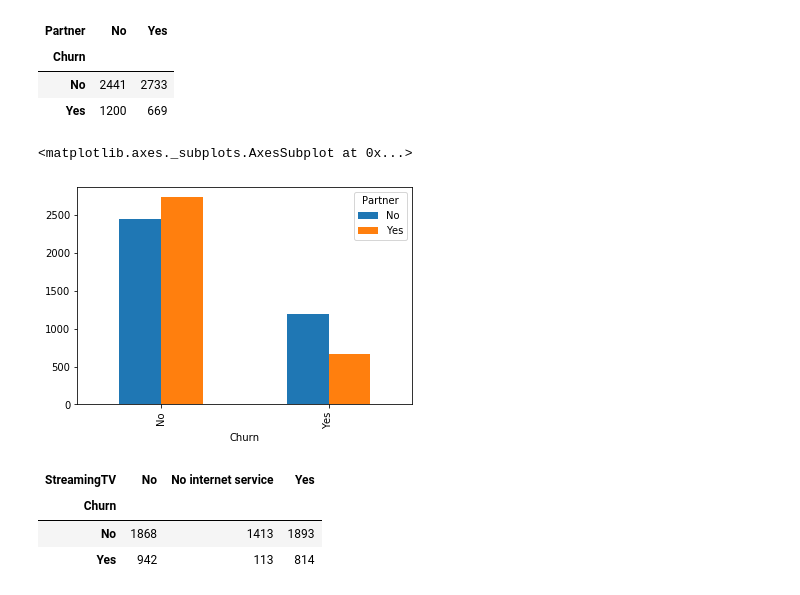
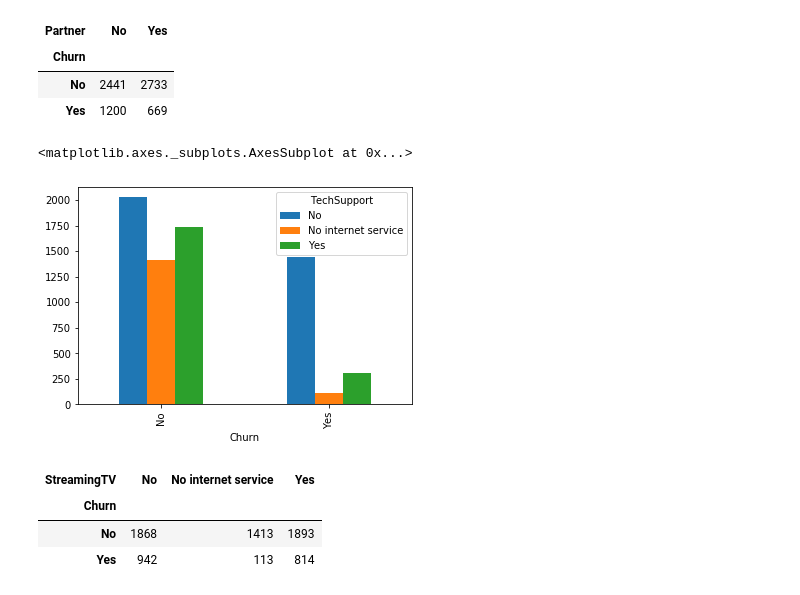
Before and after one commit to haythemmz/churn_prediction, a Jupyter notebook: EDA.ipynb, the cells around one changed output. Saved outputs shown, nothing was run; the diff lists cells and outputs as text; code cells hidden in the pictures.

```diff
--- a/EDA.ipynb
+++ b/EDA.ipynb
@@ -58,3 +54,5 @@ print(len(l))
+# %%
+df['TotalCharges'] = df["TotalCharges"].replace(" ",np.nan)
 # %%
 def missing_data_function(frame):
         total = frame.isnull().sum().sort_values(ascending=False)
@@ -84,3 +82,5 @@ missing_data_function(df)
+# %%
+df = df[df["TotalCharges"].notnull()]
 # %%
 df['Churn'].value_counts()
 # %% [output]
@@ -107,10 +107,10 @@ pd.crosstab(df.Churn,df.Partner)
 | No | 2441 | 2733 |
 | Yes | 1200 | 669 |
 # %%
-pd.crosstab(df.Churn,df.Partner).plot(kind="bar")
+pd.crosstab(df.Churn,df.TechSupport).plot(kind="bar")
 # %% [output]
 <matplotlib.axes._subplots.AxesSubplot at 0x...>
-[figure, old version]
+[figure, new version]
 # %%
 pd.crosstab(df.Churn,df.StreamingTV)
 # %% [output]
```
Also changed, not shown: parts of 2 cells of this notebook.
